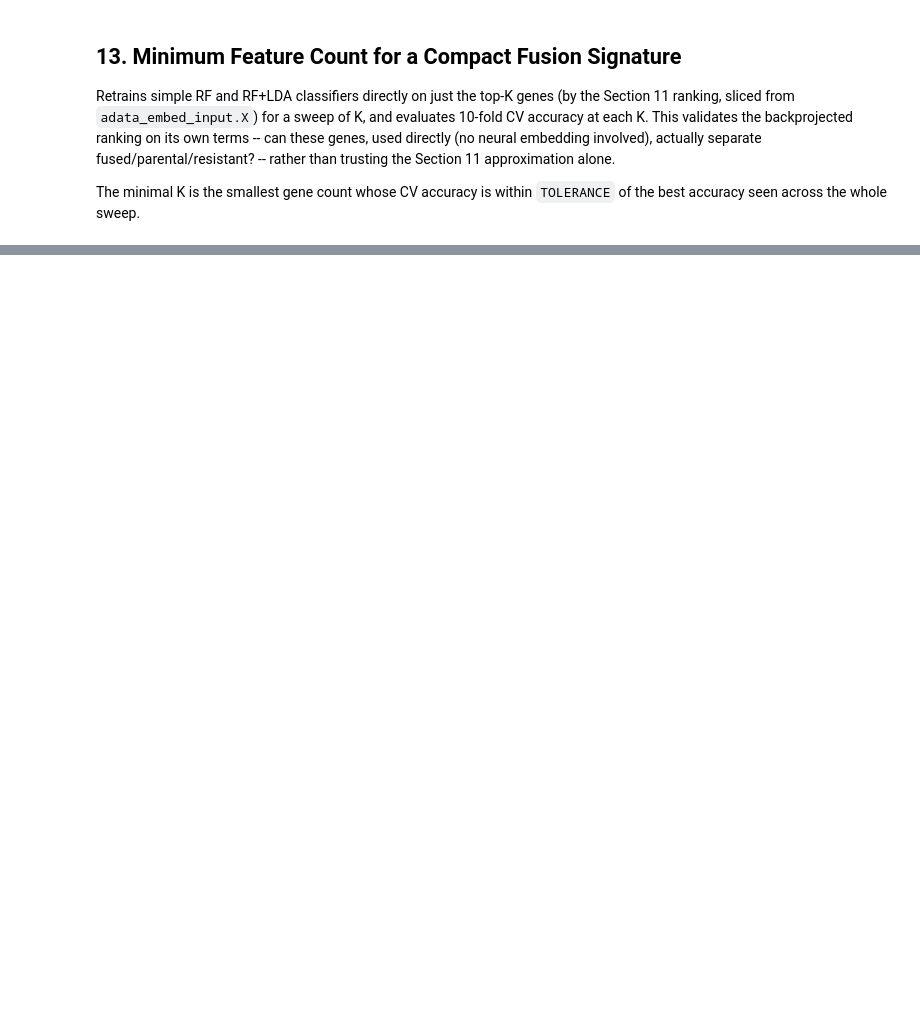
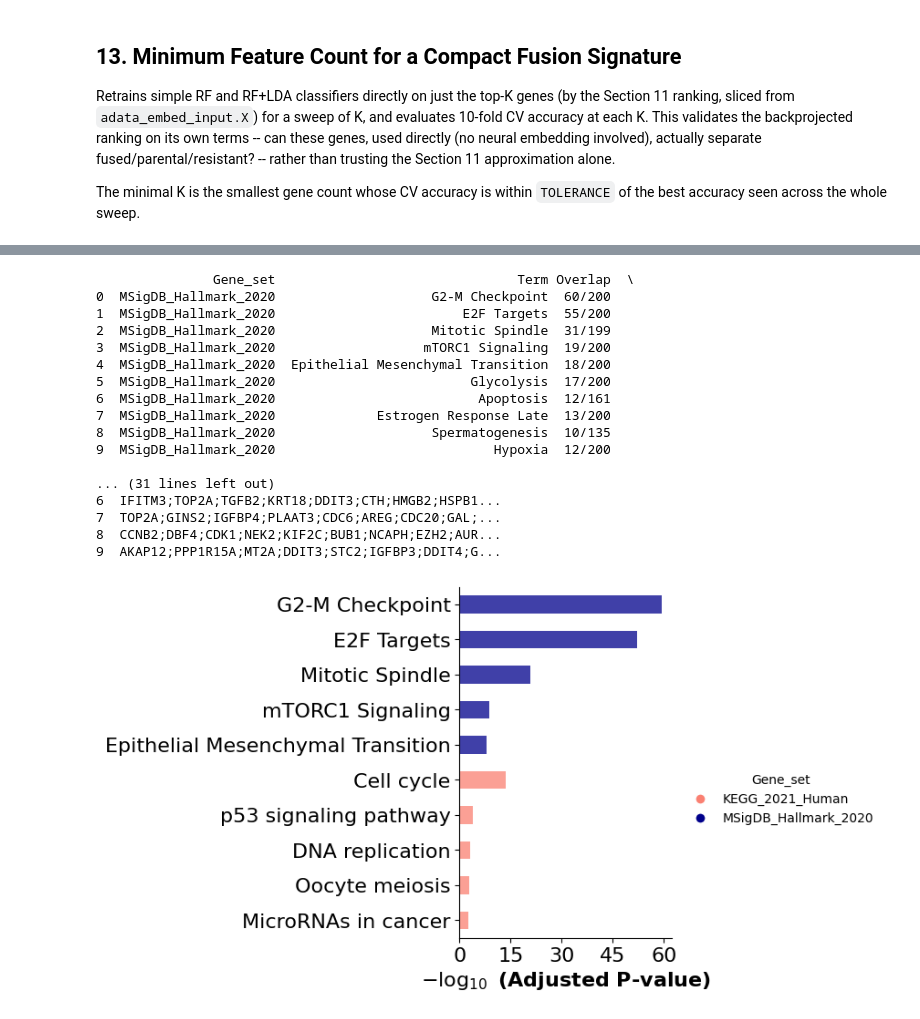
Before and after one commit to paulameena/fusion-scRNAseq-analysis, a Jupyter notebook: Fusion_embedding_classifier_comparison.ipynb, the cells around one changed output, grey strips where cells are left out. Cells and saved outputs as stored; diff of their text form; code cells hidden in the pictures; blank space fills up the shorter version.

```diff
--- a/Fusion_embedding_classifier_comparison.ipynb
+++ b/Fusion_embedding_classifier_comparison.ipynb
@@ -964,21 +1048,40 @@ pd.Series(fusion_signature_genes, name='gene').to_csv('fusion_signature_genes.cs
 # %%
 enr_signature = gp.enrichr(
     gene_list=[g.strip() for g in fusion_signature_genes],
     gene_sets=['MSigDB_Hallmark_2020', 'KEGG_2021_Human'],
-    organism='Human',
+    organism='human',
     outdir='enrichr_results_fusion_signature',
     cutoff=1.0,
 )
 print(enr_signature.results.head(10))
 
 ax = barplot(enr_signature.results,
              column='Adjusted P-value',
              group='Gene_set',
              size=10,
              top_term=5,
              figsize=(3, 5),
              color={'KEGG_2021_Human': 'salmon', 'MSigDB_Hallmark_2020': 'darkblue'},
              cutoff=2.0)
 plt.tight_layout()
 plt.savefig('enrichr_fusion_signature_barplot.png')
 plt.show()
+# %% [output]
+               Gene_set                               Term Overlap  \
+0  MSigDB_Hallmark_2020                    G2-M Checkpoint  60/200
+1  MSigDB_Hallmark_2020                        E2F Targets  55/200
+2  MSigDB_Hallmark_2020                    Mitotic Spindle  31/199
+3  MSigDB_Hallmark_2020                   mTORC1 Signaling  19/200
+4  MSigDB_Hallmark_2020  Epithelial Mesenchymal Transition  18/200
+5  MSigDB_Hallmark_2020                         Glycolysis  17/200
+6  MSigDB_Hallmark_2020                          Apoptosis  12/161
+7  MSigDB_Hallmark_2020             Estrogen Response Late  13/200
+8  MSigDB_Hallmark_2020                    Spermatogenesis  10/135
+9  MSigDB_Hallmark_2020                            Hypoxia  12/200
+
+... (31 lines left out)
+6  IFITM3;TOP2A;TGFB2;KRT18;DDIT3;CTH;HMGB2;HSPB1...
+7  TOP2A;GINS2;IGFBP4;PLAAT3;CDC6;AREG;CDC20;GAL;...
+8  CCNB2;DBF4;CDK1;NEK2;KIF2C;BUB1;NCAPH;EZH2;AUR...
+9  AKAP12;PPP1R15A;MT2A;DDIT3;STC2;IGFBP3;DDIT4;G...
+[figure, added]
```
Also changed, not shown: parts of 8 cells of this notebook, 5 other files.
